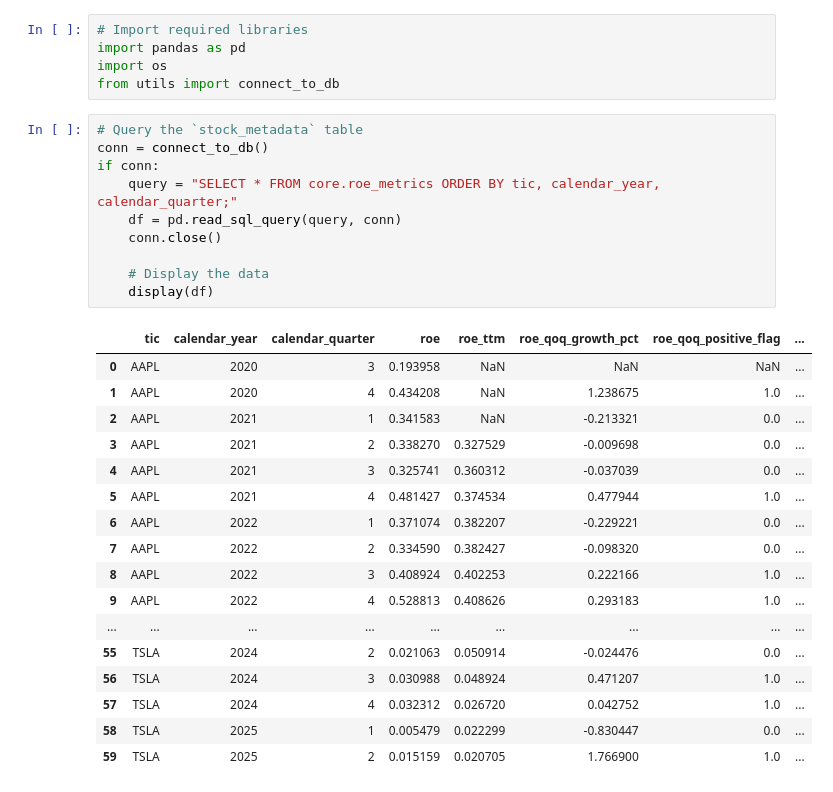
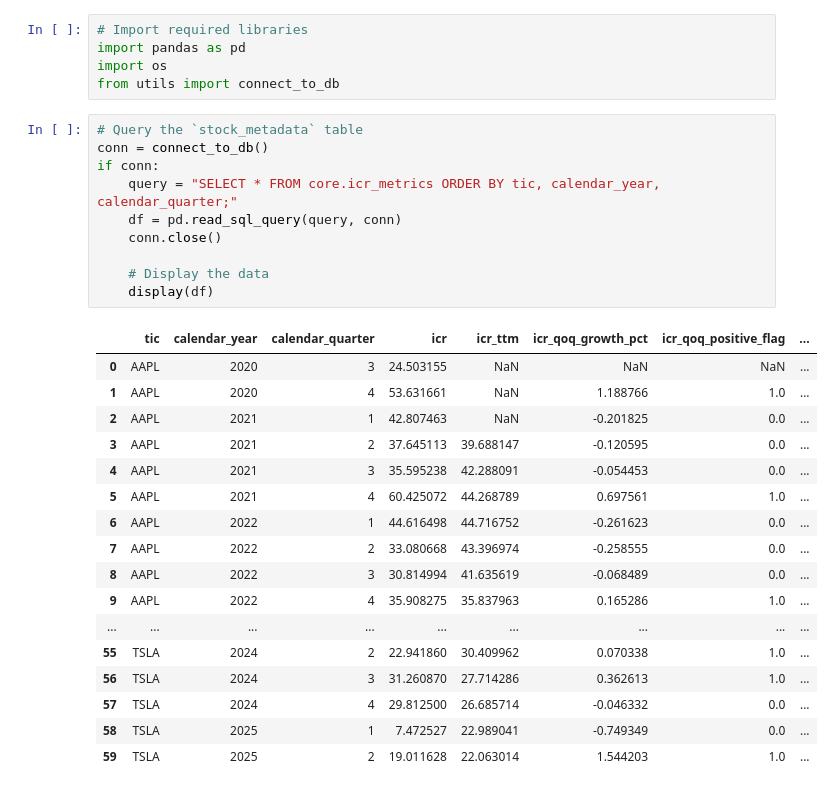
Before and after one commit to vincentsham/stock_ai_app, a Jupyter notebook: server/database/db_metric_queries.ipynb, the cells around one changed output. Cells and saved outputs as stored; diff of their text form.

```diff
--- a/server/database/db_metric_queries.ipynb
+++ b/server/database/db_metric_queries.ipynb
@@ -9,31 +9,31 @@ from utils import connect_to_db
 # %%
 # Query the `stock_metadata` table
 conn = connect_to_db()
 if conn:
-    query = "SELECT * FROM core.roe_metrics ORDER BY tic, calendar_year, calendar_quarter;"
+    query = "SELECT * FROM core.icr_metrics ORDER BY tic, calendar_year, calendar_quarter;"
     df = pd.read_sql_query(query, conn)
     conn.close()
 
     # Display the data
     display(df)
 # %% [output]
-|  | tic | calendar_year | calendar_quarter | roe | roe_ttm | roe_qoq_growth_pct | roe_qoq_positive_flag | ... |
-| 0 | AAPL | 2020 | 3 | 0.193958 | NaN | NaN | NaN | ... |
-| 1 | AAPL | 2020 | 4 | 0.434208 | NaN | 1.238675 | 1.0 | ... |
-| 2 | AAPL | 2021 | 1 | 0.341583 | NaN | -0.213321 | 0.0 | ... |
-| 3 | AAPL | 2021 | 2 | 0.338270 | 0.327529 | -0.009698 | 0.0 | ... |
-| 4 | AAPL | 2021 | 3 | 0.325741 | 0.360312 | -0.037039 | 0.0 | ... |
-| 5 | AAPL | 2021 | 4 | 0.481427 | 0.374534 | 0.477944 | 1.0 | ... |
-| 6 | AAPL | 2022 | 1 | 0.371074 | 0.382207 | -0.229221 | 0.0 | ... |
-| 7 | AAPL | 2022 | 2 | 0.334590 | 0.382427 | -0.098320 | 0.0 | ... |
-| 8 | AAPL | 2022 | 3 | 0.408924 | 0.402253 | 0.222166 | 1.0 | ... |
-| 9 | AAPL | 2022 | 4 | 0.528813 | 0.408626 | 0.293183 | 1.0 | ... |
+|  | tic | calendar_year | calendar_quarter | icr | icr_ttm | icr_qoq_growth_pct | icr_qoq_positive_flag | ... |
+| 0 | AAPL | 2020 | 3 | 24.503155 | NaN | NaN | NaN | ... |
+| 1 | AAPL | 2020 | 4 | 53.631661 | NaN | 1.188766 | 1.0 | ... |
+| 2 | AAPL | 2021 | 1 | 42.807463 | NaN | -0.201825 | 0.0 | ... |
+| 3 | AAPL | 2021 | 2 | 37.645113 | 39.688147 | -0.120595 | 0.0 | ... |
+| 4 | AAPL | 2021 | 3 | 35.595238 | 42.288091 | -0.054453 | 0.0 | ... |
+| 5 | AAPL | 2021 | 4 | 60.425072 | 44.268789 | 0.697561 | 1.0 | ... |
+| 6 | AAPL | 2022 | 1 | 44.616498 | 44.716752 | -0.261623 | 0.0 | ... |
+| 7 | AAPL | 2022 | 2 | 33.080668 | 43.396974 | -0.258555 | 0.0 | ... |
+| 8 | AAPL | 2022 | 3 | 30.814994 | 41.635619 | -0.068489 | 0.0 | ... |
+| 9 | AAPL | 2022 | 4 | 35.908275 | 35.837963 | 0.165286 | 1.0 | ... |
 | ... | ... | ... | ... | ... | ... | ... | ... | ... |
-| 55 | TSLA | 2024 | 2 | 0.021063 | 0.050914 | -0.024476 | 0.0 | ... |
-| 56 | TSLA | 2024 | 3 | 0.030988 | 0.048924 | 0.471207 | 1.0 | ... |
-| 57 | TSLA | 2024 | 4 | 0.032312 | 0.026720 | 0.042752 | 1.0 | ... |
-| 58 | TSLA | 2025 | 1 | 0.005479 | 0.022299 | -0.830447 | 0.0 | ... |
-| 59 | TSLA | 2025 | 2 | 0.015159 | 0.020705 | 1.766900 | 1.0 | ... |
+| 55 | TSLA | 2024 | 2 | 22.941860 | 30.409962 | 0.070338 | 1.0 | ... |
+| 56 | TSLA | 2024 | 3 | 31.260870 | 27.714286 | 0.362613 | 1.0 | ... |
+| 57 | TSLA | 2024 | 4 | 29.812500 | 26.685714 | -0.046332 | 0.0 | ... |
+| 58 | TSLA | 2025 | 1 | 7.472527 | 22.989041 | -0.749349 | 0.0 | ... |
+| 59 | TSLA | 2025 | 2 | 19.011628 | 22.063014 | 1.544203 | 1.0 | ... |
 # %%
 # show all columns
 pd.set_option('display.max_columns', None)
```
Also changed, not shown: parts of 3 cells of this notebook, 25 other files.
